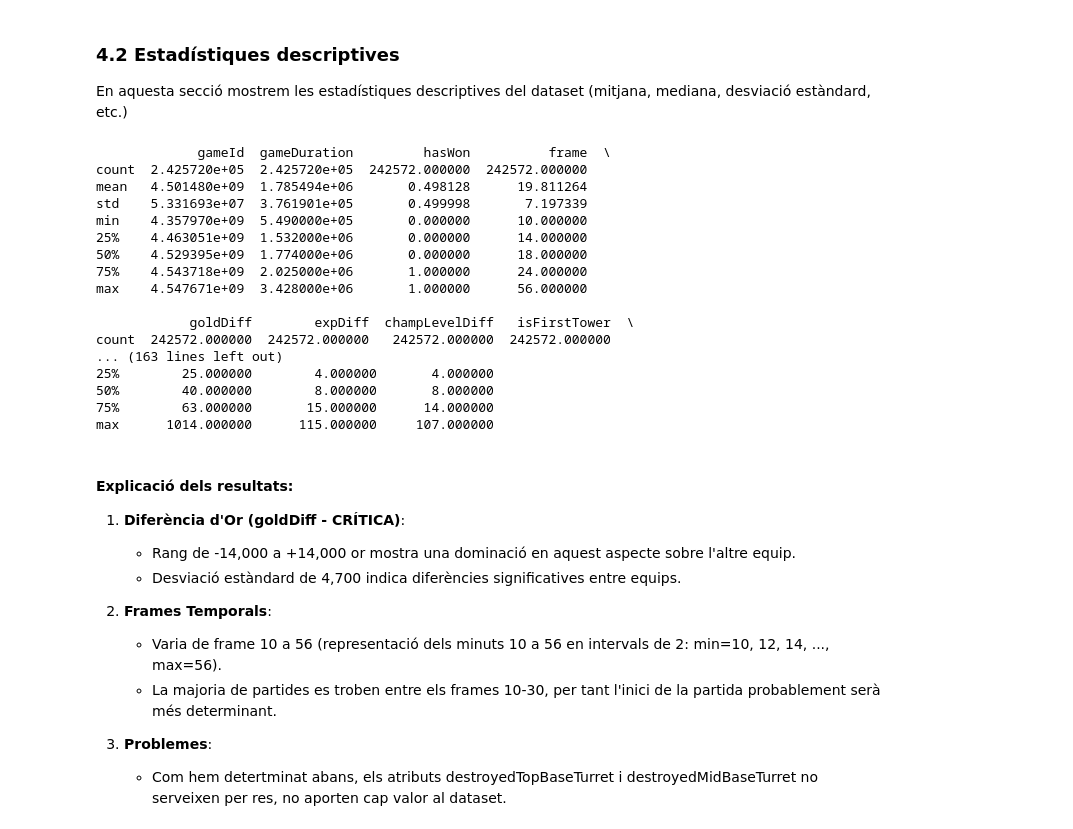
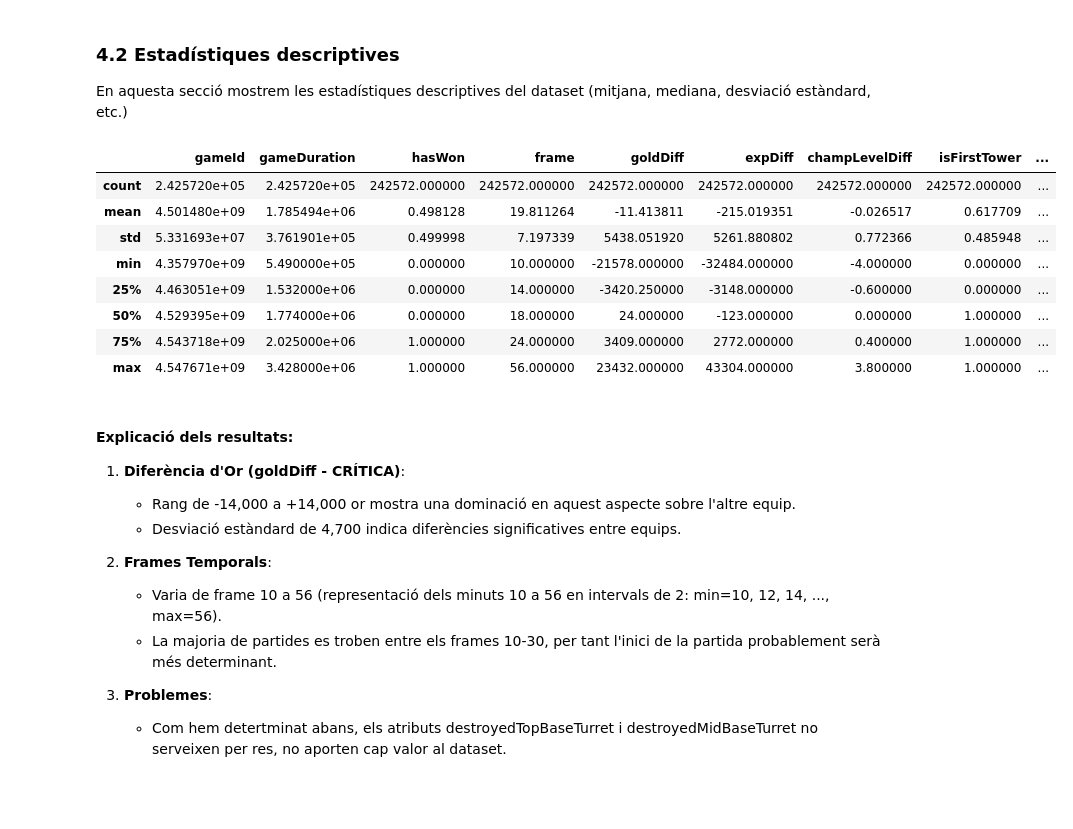
Before and after one commit to NIU1634990/kaggle_lol, a Jupyter notebook: kaggle.ipynb, the cells around one changed output. Cells and saved outputs as stored; diff of their text form; code cells hidden in the pictures; blank space fills up the shorter version.

```diff
--- a/kaggle.ipynb
+++ b/kaggle.ipynb
@@ -161,25 +179,26 @@ Variables: wardsPlaced, wardsDestroyed i wardsLost
 ### 4.2 Estadístiques descriptives
 En aquesta secció mostrem les estadístiques descriptives del dataset (mitjana, mediana, desviació estàndard, etc.)
 # %%
-print(df.describe())
+desc_table = df.describe()
+
+html = f"""
+<div style="max-height:300px; overflow-y:auto; overflow-x:auto;
+            border:1px solid #ccc; padding:6px;">
+    {desc_table.to_html()}
+</div>
+"""
+
+display(HTML(html))
 # %% [output]
-             gameId  gameDuration         hasWon          frame  \
-count  2.425720e+05  2.425720e+05  242572.000000  242572.000000
-mean   4.501480e+09  1.785494e+06       0.498128      19.811264
-std    5.331693e+07  3.761901e+05       0.499998       7.197339
-min    4.357970e+09  5.490000e+05       0.000000      10.000000
-25%    4.463051e+09  1.532000e+06       0.000000      14.000000
-50%    4.529395e+09  1.774000e+06       0.000000      18.000000
-75%    4.543718e+09  2.025000e+06       1.000000      24.000000
-max    4.547671e+09  3.428000e+06       1.000000      56.000000
-
-            goldDiff        expDiff  champLevelDiff   isFirstTower  \
-count  242572.000000  242572.000000   242572.000000  242572.000000
-... (163 lines left out)
-25%        25.000000        4.000000       4.000000
-50%        40.000000        8.000000       8.000000
-75%        63.000000       15.000000      14.000000
-max      1014.000000      115.000000     107.000000
+|  | gameId | gameDuration | hasWon | frame | goldDiff | expDiff | champLevelDiff | isFirstTower | ... |
+| count | 2.425720e+05 | 2.425720e+05 | 242572.000000 | 242572.000000 | 242572.000000 | 242572.000000 | 242572.000000 | 242572.000000 | ... |
+| mean | 4.501480e+09 | 1.785494e+06 | 0.498128 | 19.811264 | -11.413811 | -215.019351 | -0.026517 | 0.617709 | ... |
+| std | 5.331693e+07 | 3.761901e+05 | 0.499998 | 7.197339 | 5438.051920 | 5261.880802 | 0.772366 | 0.485948 | ... |
+| min | 4.357970e+09 | 5.490000e+05 | 0.000000 | 10.000000 | -21578.000000 | -32484.000000 | -4.000000 | 0.000000 | ... |
+| 25% | 4.463051e+09 | 1.532000e+06 | 0.000000 | 14.000000 | -3420.250000 | -3148.000000 | -0.600000 | 0.000000 | ... |
+| 50% | 4.529395e+09 | 1.774000e+06 | 0.000000 | 18.000000 | 24.000000 | -123.000000 | 0.000000 | 1.000000 | ... |
+| 75% | 4.543718e+09 | 2.025000e+06 | 1.000000 | 24.000000 | 3409.000000 | 2772.000000 | 0.400000 | 1.000000 | ... |
+| max | 4.547671e+09 | 3.428000e+06 | 1.000000 | 56.000000 | 23432.000000 | 43304.000000 | 3.800000 | 1.000000 | ... |
 # %% [markdown]
 #### Explicació dels resultats:
 
```
Also changed, not shown: parts of 8 cells of this notebook.
